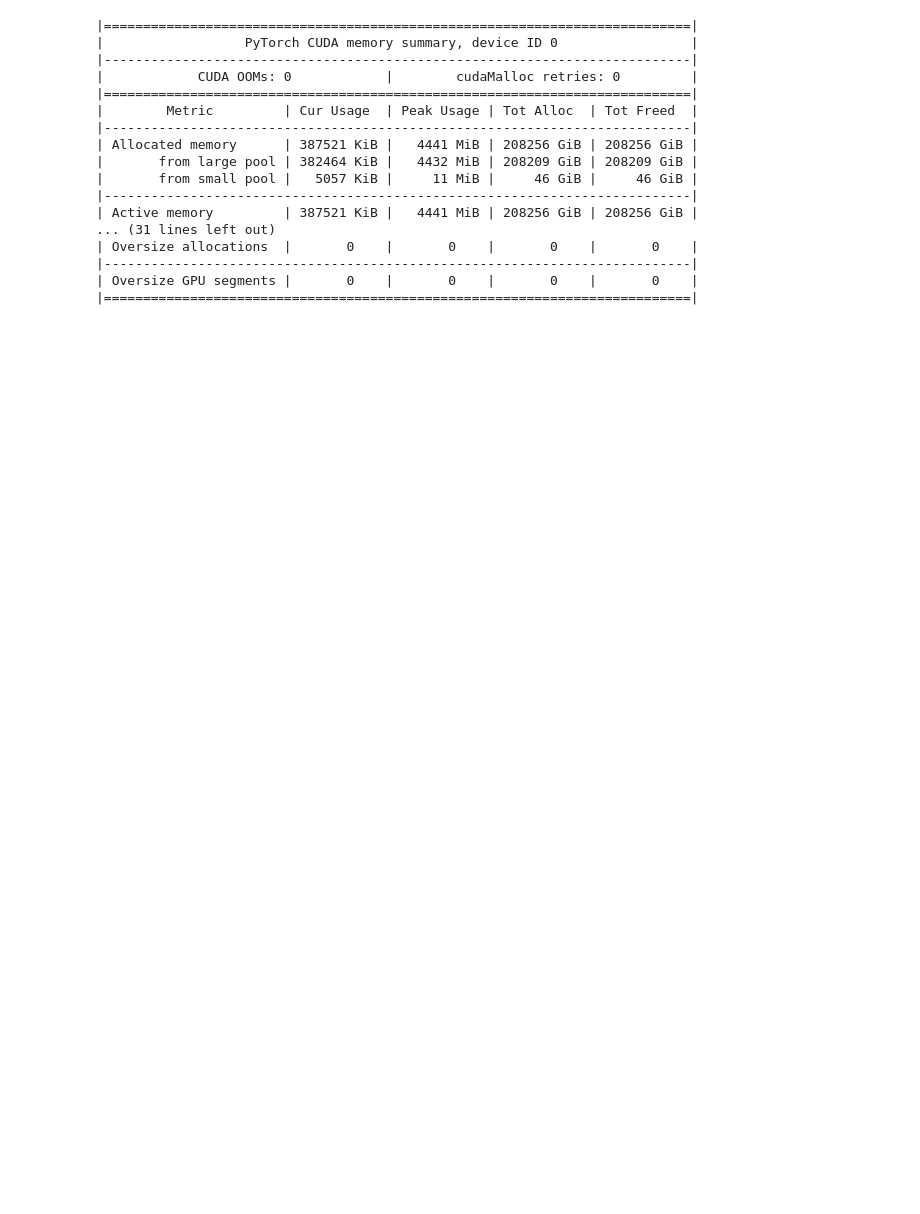
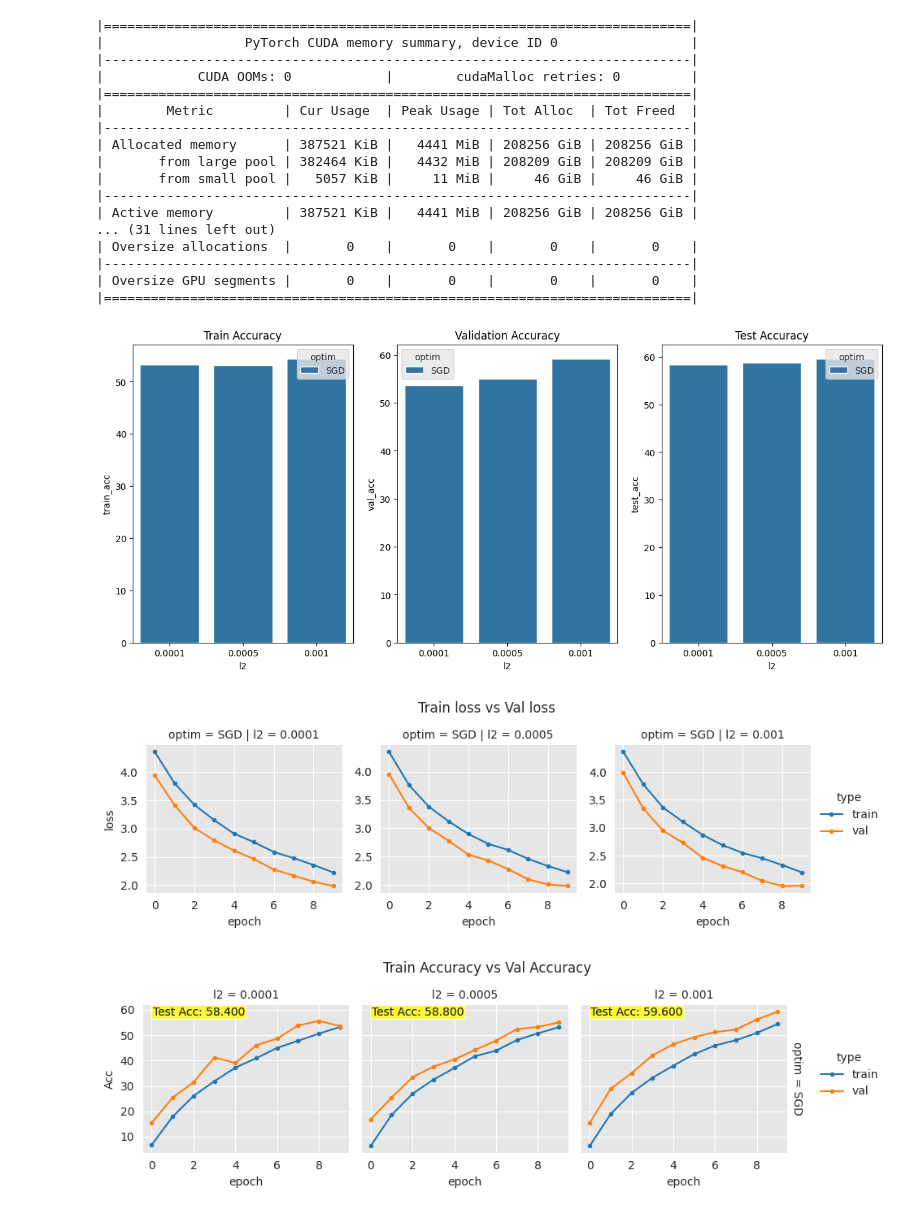
Before and after one commit to lIlIlIIIlIIl/Toy_Project, a Jupyter notebook: 100_sports_classification_with_ResNet.ipynb, the cells around one changed output. Cells and saved outputs as stored; diff of their text form; code cells hidden in the pictures; blank space fills up the shorter version.

```diff
--- a/100_sports_classification_with_ResNet.ipynb
+++ b/100_sports_classification_with_ResNet.ipynb
@@ -497,18 +497,18 @@ args.use_bn = True
 args.dropout = 0.3
 
 # ====== Optimizer & Training ====== #
-args.optim = 'Adam' #'RMSprop' #SGD, RMSprop, ADAM...
-args.lr = 0.001
+args.optim = 'SGD' #'RMSprop' #SGD, RMSprop, ADAM...
+args.lr = 0.005
 args.epoch = 10
 
 args.train_batch_size = 32
 args.test_batch_size = 32
 
 # ====== Experiment Variable ====== #
-name_var1 = 'lr'
+name_var1 = 'l2'
 name_var2 = 'optim'
-list_var1 = [0.005]
-list_var2 = ['SGD','RMSprop', 'Adam']
+list_var1 = [0.0001, 0.0005, 0.001]
+list_var2 = ['SGD']
 
 # ===== ResNet Parameter ===== #
 """
@@ -625,10 +641,14 @@ def plot_acc_variation(var1, var2, df, **kwargs):
     g.fig.suptitle('Train Accuracy vs Val Accuracy')
     plt.subplots_adjust(top=0.8)
 # %%
-var1 = 'lr'
+var1 = 'l2'
 var2 = 'optim'
 df = load_exp_result('exp1')
 
 plot_acc(var1, var2, df)
 plot_loss_variation(var1, var2, df, sharey=False) #sharey를 True로 하면 모둔 subplot의 y축의 스케일이 같아집니다.
 plot_acc_variation(var1, var2, df, margin_titles=True, sharey=True) #margin_titles를 True로 하면 그래프의 가장자리에 var1과 var2 값이 표시되고 False로 하면 각 subplot 위에 표시됩니다.
+# %% [output]
+[figure, added]
+[figure, added]
+[figure, added]
```
Also changed, not shown: parts of 1 cell of this notebook.
